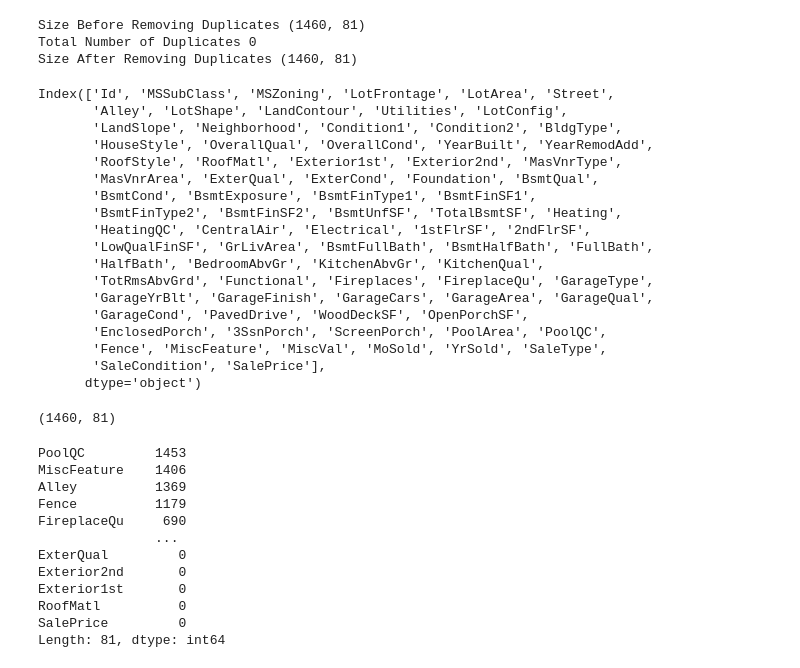
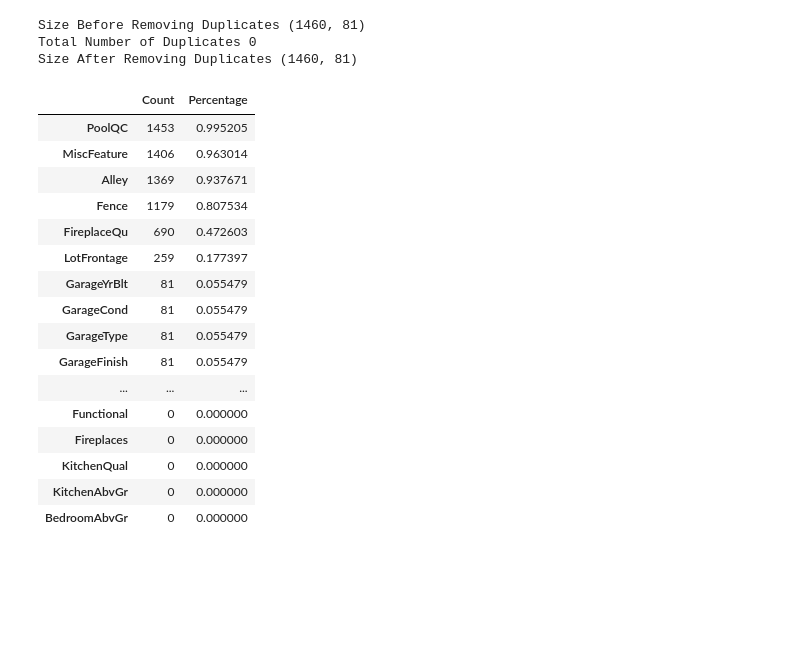
Before and after one commit to Kishor-Alagappan/house_price_prediction, a Jupyter notebook: house_price_prediction.ipynb, the cells around one changed output. Cells and saved outputs as stored; diff of their text form; code cells hidden in the pictures; blank space fills up the shorter version.

```diff
--- a/house_price_prediction.ipynb
+++ b/house_price_prediction.ipynb
@@ -51,43 +51,27 @@ print("Size After Removing Duplicates", train_df.shape)
 Size Before Removing Duplicates (1460, 81)
 Total Number of Duplicates 0
 Size After Removing Duplicates (1460, 81)
-# %%
-train_df.columns
-# %% [output]
-Index(['Id', 'MSSubClass', 'MSZoning', 'LotFrontage', 'LotArea', 'Street',
-       'Alley', 'LotShape', 'LandContour', 'Utilities', 'LotConfig',
-       'LandSlope', 'Neighborhood', 'Condition1', 'Condition2', 'BldgType',
-       'HouseStyle', 'OverallQual', 'OverallCond', 'YearBuilt', 'YearRemodAdd',
-       'RoofStyle', 'RoofMatl', 'Exterior1st', 'Exterior2nd', 'MasVnrType',
-       'MasVnrArea', 'ExterQual', 'ExterCond', 'Foundation', 'BsmtQual',
-       'BsmtCond', 'BsmtExposure', 'BsmtFinType1', 'BsmtFinSF1',
-       'BsmtFinType2', 'BsmtFinSF2', 'BsmtUnfSF', 'TotalBsmtSF', 'Heating',
-       'HeatingQC', 'CentralAir', 'Electrical', '1stFlrSF', '2ndFlrSF',
-       'LowQualFinSF', 'GrLivArea', 'BsmtFullBath', 'BsmtHalfBath', 'FullBath',
-       'HalfBath', 'BedroomAbvGr', 'KitchenAbvGr', 'KitchenQual',
-       'TotRmsAbvGrd', 'Functional', 'Fireplaces', 'FireplaceQu', 'GarageType',
-       'GarageYrBlt', 'GarageFinish', 'GarageCars', 'GarageArea', 'GarageQual',
-       'GarageCond', 'PavedDrive', 'WoodDeckSF', 'OpenPorchSF',
-       'EnclosedPorch', '3SsnPorch', 'ScreenPorch', 'PoolArea', 'PoolQC',
-       'Fence', 'MiscFeature', 'MiscVal', 'MoSold', 'YrSold', 'SaleType',
-       'SaleCondition', 'SalePrice'],
-      dtype='object')
-# %%
-train_df.shape
-# %% [output]
-(1460, 81)
-# %%
-train_df.isnull().sum().sort_values(ascending = False)
-# %% [output]
-PoolQC         1453
-MiscFeature    1406
-Alley          1369
-Fence          1179
-FireplaceQu     690
-               ...
-ExterQual         0
-Exterior2nd       0
-Exterior1st       0
-RoofMatl          0
-SalePrice         0
-Length: 81, dtype: int64
+# %%
+missing_values = train_df.isnull().sum().sort_values(ascending = False)
+missing_percent = (train_df.isnull().sum() / train_df.isnull().count()).sort_values(ascending = False)
+
+missing_data = pd.concat([missing_values, missing_percent], axis = 1, keys=['Count','Percentage'])
+missing_data.head(25)
+# %% [output]
+|  | Count | Percentage |
+| PoolQC | 1453 | 0.995205 |
+| MiscFeature | 1406 | 0.963014 |
+| Alley | 1369 | 0.937671 |
+| Fence | 1179 | 0.807534 |
+| FireplaceQu | 690 | 0.472603 |
+| LotFrontage | 259 | 0.177397 |
+| GarageYrBlt | 81 | 0.055479 |
+| GarageCond | 81 | 0.055479 |
+| GarageType | 81 | 0.055479 |
+| GarageFinish | 81 | 0.055479 |
+| ... | ... | ... |
+| Functional | 0 | 0.000000 |
+| Fireplaces | 0 | 0.000000 |
+| KitchenQual | 0 | 0.000000 |
+| KitchenAbvGr | 0 | 0.000000 |
+| BedroomAbvGr | 0 | 0.000000 |
```
